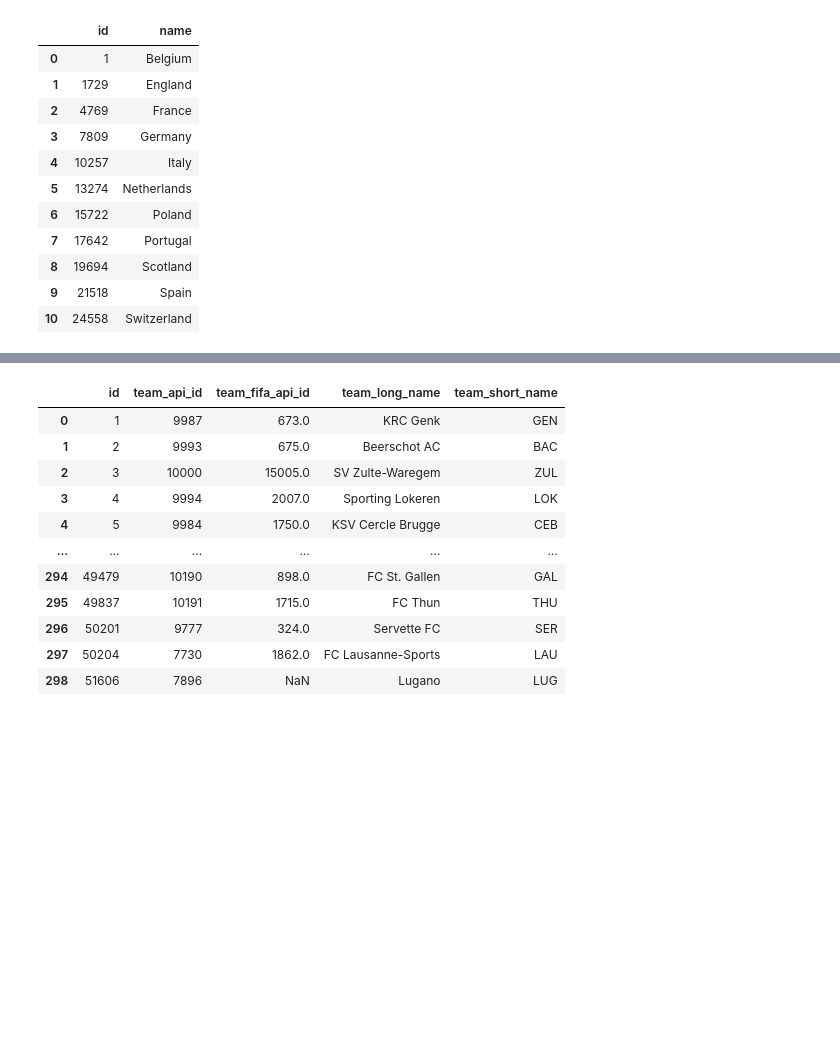
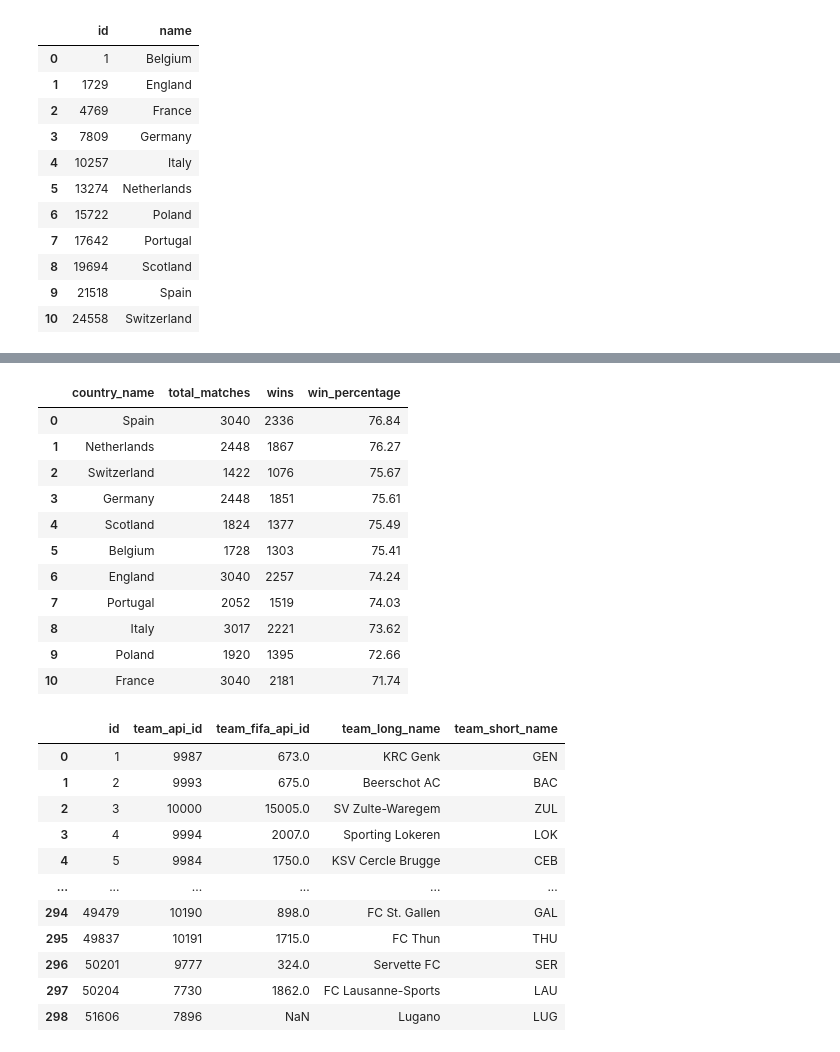
Before and after one commit to Yash-Gavade/Soccer-Game-Analysis, a Jupyter notebook: Code.ipynb, the cells around one changed output, grey strips where cells are left out. Saved outputs shown, nothing was run; the diff lists cells and outputs as text; code cells hidden in the pictures; blank space fills up the shorter version.

Commit message:
Stats

```diff
--- a/Code.ipynb
+++ b/Code.ipynb
@@ -94,3 +184,35 @@ countries
+# %%
+countries_stats = pd.read_sql("""
+    SELECT C.name AS country_name,
+           COUNT(M.id) AS total_matches,
+           SUM(CASE
+               WHEN (M.home_team_goal > M.away_team_goal AND C.id = M.country_id)
+                 OR (M.away_team_goal > M.home_team_goal AND C.id = M.country_id)
+               THEN 1 ELSE 0 END) AS wins,
+           ROUND(SUM(CASE
+               WHEN (M.home_team_goal > M.away_team_goal AND C.id = M.country_id)
+                 OR (M.away_team_goal > M.home_team_goal AND C.id = M.country_id)
+               THEN 1 ELSE 0 END) * 100.0 / COUNT(M.id), 2) AS win_percentage
+    FROM Country C
+    JOIN Match M ON C.id = M.country_id
+    GROUP BY C.name
+    ORDER BY win_percentage Desc;
+""", conn)
+
+countries_stats
+# %% [output]
+|  | country_name | total_matches | wins | win_percentage |
+| 0 | Spain | 3040 | 2336 | 76.84 |
+| 1 | Netherlands | 2448 | 1867 | 76.27 |
+| 2 | Switzerland | 1422 | 1076 | 75.67 |
+| 3 | Germany | 2448 | 1851 | 75.61 |
+| 4 | Scotland | 1824 | 1377 | 75.49 |
+| 5 | Belgium | 1728 | 1303 | 75.41 |
+| 6 | England | 3040 | 2257 | 74.24 |
+| 7 | Portugal | 2052 | 1519 | 74.03 |
+| 8 | Italy | 3017 | 2221 | 73.62 |
+| 9 | Poland | 1920 | 1395 | 72.66 |
+| 10 | France | 3040 | 2181 | 71.74 |
 # %%
 countries = pd.read_sql("""SELECT *
                         FROM Team;""", conn)
```
Also changed, not shown: parts of 5 cells of this notebook.
